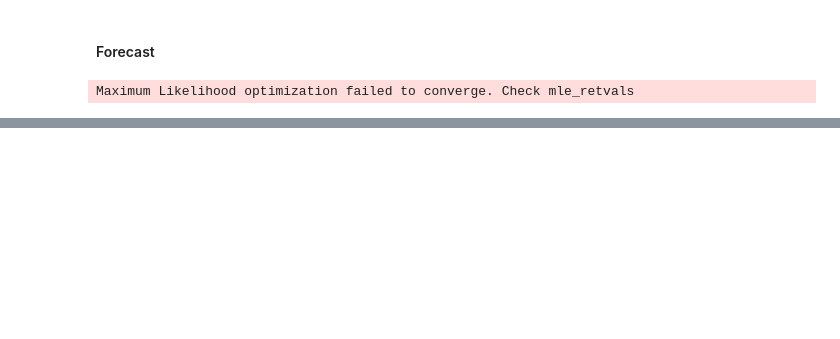
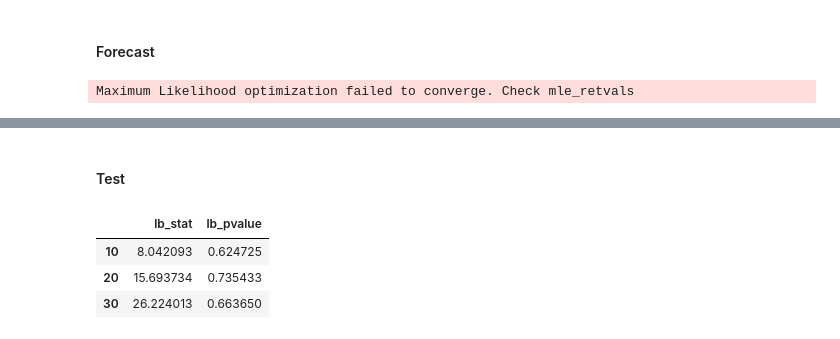
Before and after one commit to BinethBasilu/Time-Series-Forecasting-Python-, a Jupyter notebook: 7_SARIMA_Modelling.ipynb/code.ipynb, the cells around one changed output, grey strips where cells are left out. Cells and saved outputs as stored; diff of their text form; code cells hidden in the pictures; blank space fills up the shorter version.

```diff
--- a/7_SARIMA_Modelling.ipynb/code.ipynb
+++ b/7_SARIMA_Modelling.ipynb/code.ipynb
@@ -89,0 +118,10 @@ Maximum Likelihood optimization failed to converge. Check mle_retvals
+# %% [markdown]
+#### Test
+# %%
+from statsmodels.stats.diagnostic import acorr_ljungbox
+acorr_ljungbox(residuals, lags=[10,20,30]).style
+# %% [output]
+|  | lb_stat | lb_pvalue |
+| 10 | 8.042093 | 0.624725 |
+| 20 | 15.693734 | 0.735433 |
+| 30 | 26.224013 | 0.663650 |
```
Also changed, not shown: parts of 15 cells of this notebook.
